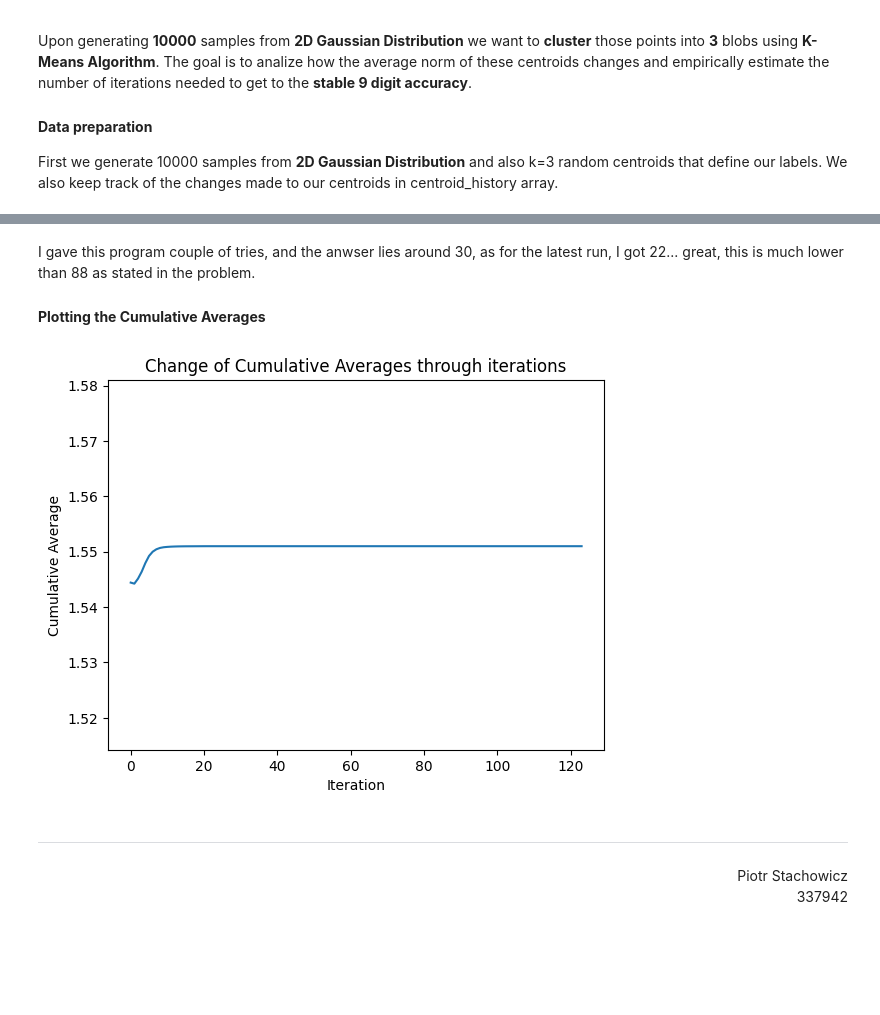
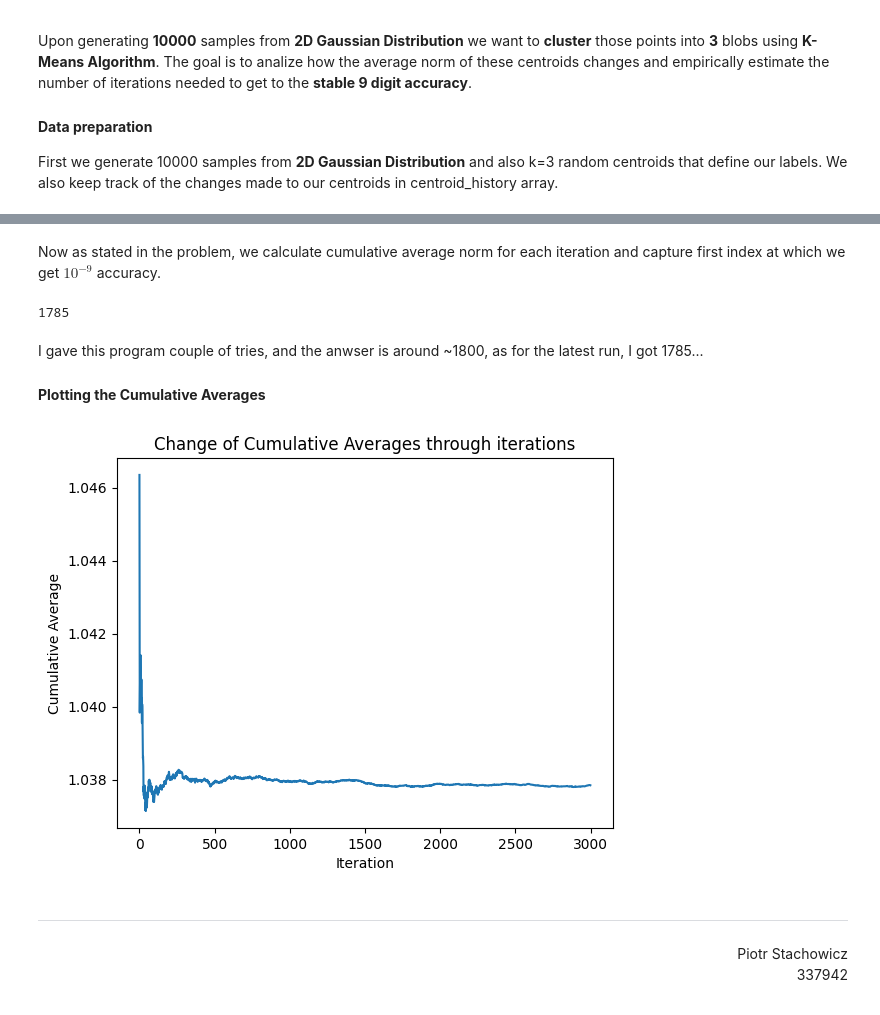
Before and after one commit to PiotrStachowicz/machine-learning, a Jupyter notebook: set1/Problem3.ipynb, the cells around one changed output, grey strips where cells are left out. Drawn from its saved outputs; the diff is of its cells as text; code cells hidden in the pictures; blank space fills up the shorter version.

Commit message:
set1/problem3 fix

```diff
--- a/set1/Problem3.ipynb
+++ b/set1/Problem3.ipynb
@@ -68,11 +38,0 @@ This algorithm is very simple and useful. It consists of these steps:
-# %%
-for i in tqdm(range(R_i)):
-  for p_idx in range(len(points)):
-    point = points[p_idx]
-
-    point_labels[p_idx] = determine_label(point)
-
-
-  for c_idx in range(len(centroids)):
-    centroid_history[c_idx].append(centroids[c_idx].copy())
-    centroids[c_idx] = new_centroid(c_idx)
@@ -122,16 +39,48 @@ print(best_i)
+# %%
+def iteration(result):
+  points = np.random.multivariate_normal(mean, cov, n)
+
+  Kms = KMeans(k, max_iter=max_iter)
+  Kms.fit(points)
+
+  centroids = Kms.cluster_centers_
+
+  result.append(np.average(np.linalg.norm(centroids, axis=1)))
+# %%
+avg_norms = []
+
+for i in tqdm(range(R_max)):
+  iteration(avg_norms)
+# %% [markdown]
+Now as stated in the problem, we calculate cumulative average norm for each iteration and capture first index at which we get $10^{-9}$ accuracy.
+# %%
+cum_avg_norms = np.cumsum(avg_norms, dtype=float)
+best_i = -1
+epsilon = 1e-9
+
+for i in range(R_max):
+  cum_avg_norms[i] = cum_avg_norms[i] / (i + 1)
+
+for i in range(1, R_max):
+  if abs(cum_avg_norms[i] - cum_avg_norms[i - 1]) < epsilon:
+    best_i = i
+    break
+
+print(best_i)
+# %% [output]
+1785
 # %% [markdown]
-I gave this program couple of tries, and the anwser lies around 30, as for the latest run, I got 22... great, this is much lower than 88 as stated in the problem.
+I gave this program couple of tries, and the anwser is around ~1800, as for the latest run, I got 1785...
 
 #### **Plotting the Cumulative Averages**
 # %%
 plt.title('Change of Cumulative Averages through iterations')
 plt.ylabel('Cumulative Average')
 plt.xlabel('Iteration')
-plt.ylim(np.min(result) - 0.03, np.max(result) + 0.03)
-plt.plot(range(R_i), result)
+plt.plot(range(R_max), cum_avg_norms)
 plt.show()
 # %% [output]
-[figure, old version]
+[figure, new version]
 # %% [markdown]
 ---
 <div style="text-align: right;">
```
Also changed, not shown: parts of 8 cells of this notebook.
